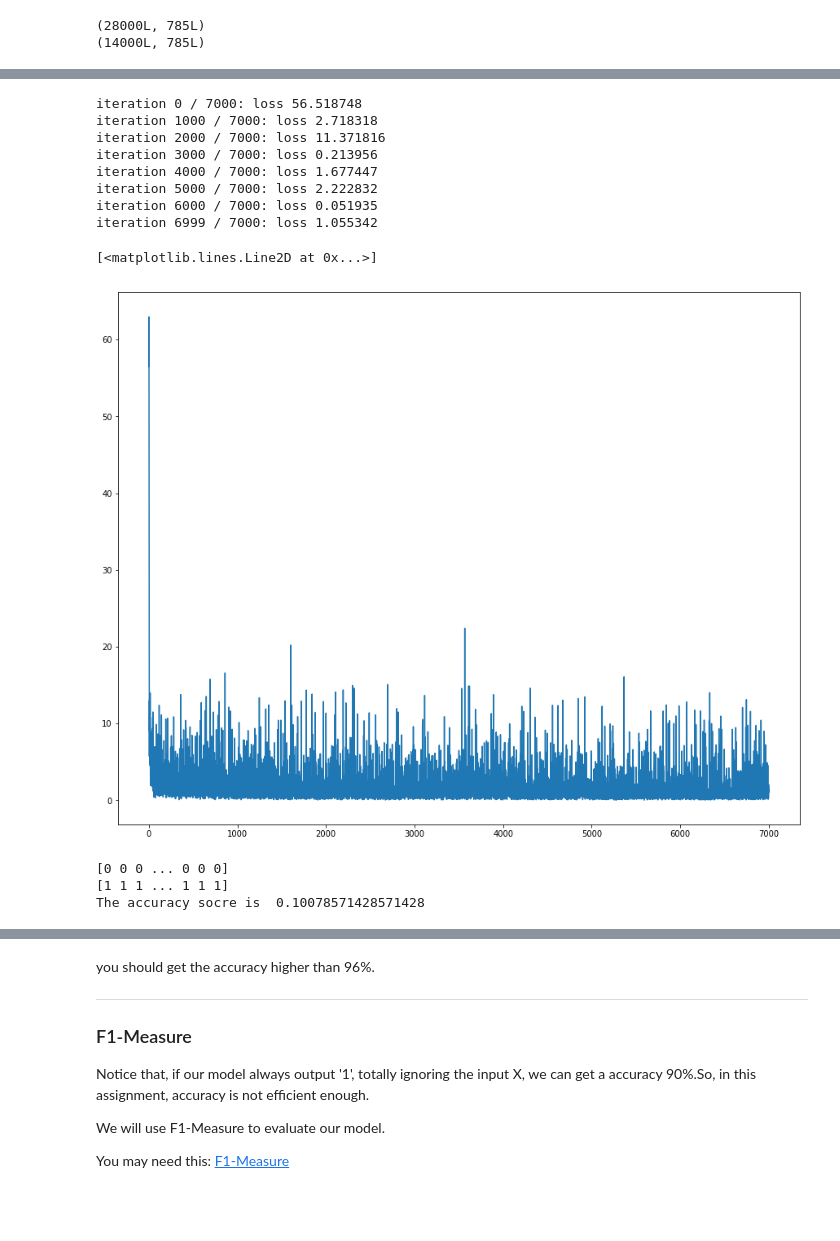
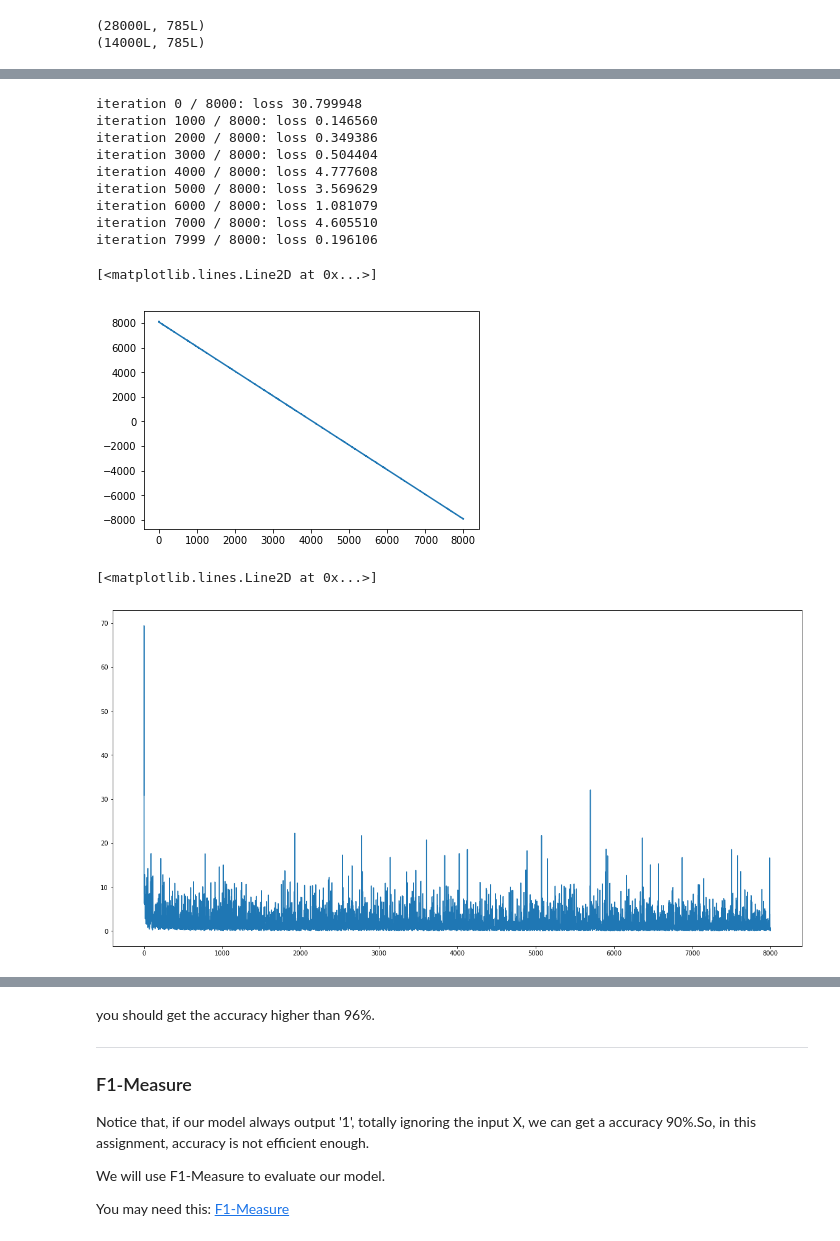
Before and after one commit to wangtianrui/MachineLearningStudy-NNnote, a Jupyter notebook: 2018暑假学习/DSVC/assignment3/homework/logistic_regression.ipynb, the cells around one changed output, grey strips where cells are left out. Saved outputs shown, nothing was run; the diff lists cells and outputs as text; code cells hidden in the pictures; blank space fills up the shorter version.

```diff
--- a/2018暑假学习/DSVC/assignment3/homework/logistic_regression.ipynb
+++ b/2018暑假学习/DSVC/assignment3/homework/logistic_regression.ipynb
@@ -67,8 +64,10 @@ print X_test.shape
 (28000L, 785L)
 (14000L, 785L)
 # %%
-X_train_feats = None # choose and extract features
-X_test_feats = None # choose and extract features
+# X_train_feats = min_max(X_train) # choose and extract features
+# X_test_feats = min_max(X_test)
+X_train_feats = X_train # choose and extract features
+X_test_feats = X_test
 # %%
 # Visualize some examples from the dataset.
 # We show a few examples of training images from each class.
@@ -100,28 +99,29 @@ loss_history = classifier.train(
     X_train_feats,
     y_train,
     learning_rate = 1e-5,
-    num_iters = 7000,
+    num_iters = 8000,
     batch_size = 64,
 )
 # %% [output]
-iteration 0 / 7000: loss 56.518748
-iteration 1000 / 7000: loss 2.718318
-iteration 2000 / 7000: loss 11.371816
-iteration 3000 / 7000: loss 0.213956
-iteration 4000 / 7000: loss 1.677447
-iteration 5000 / 7000: loss 2.222832
-iteration 6000 / 7000: loss 0.051935
-iteration 6999 / 7000: loss 1.055342
+iteration 0 / 8000: loss 30.799948
+iteration 1000 / 8000: loss 0.146560
+iteration 2000 / 8000: loss 0.349386
+iteration 3000 / 8000: loss 0.504404
+iteration 4000 / 8000: loss 4.777608
+iteration 5000 / 8000: loss 3.569629
+iteration 6000 / 8000: loss 1.081079
+iteration 7000 / 8000: loss 4.605510
+iteration 7999 / 8000: loss 0.196106
+# %%
+for index in range(len(loss_history)):
+    loss_history[index] += len(loss_history)/10+-+*+-+.0 - index
+plt.plot(loss_history)
+# %% [output]
+[<matplotlib.lines.Line2D at 0x...>]
+[figure, added]
 # %%
+plt.figure(figsize=(20, 10))
 plt.plot(loss_history)
 # %% [output]
 [<matplotlib.lines.Line2D at 0x...>]
-[figure, old version]
+[figure, new version]
-# %%
-y_test_pred = classifier.predict(X_test_feats)
-print(y_test)
-print "The accuracy socre is ", np.mean(y_test == y_test_pred)
-# %% [output]
-[0 0 0 ... 0 0 0]
-[1 1 1 ... 1 1 1]
-The accuracy socre is  0.10078571428571428
```
Also changed, not shown: parts of 7 cells of this notebook.
